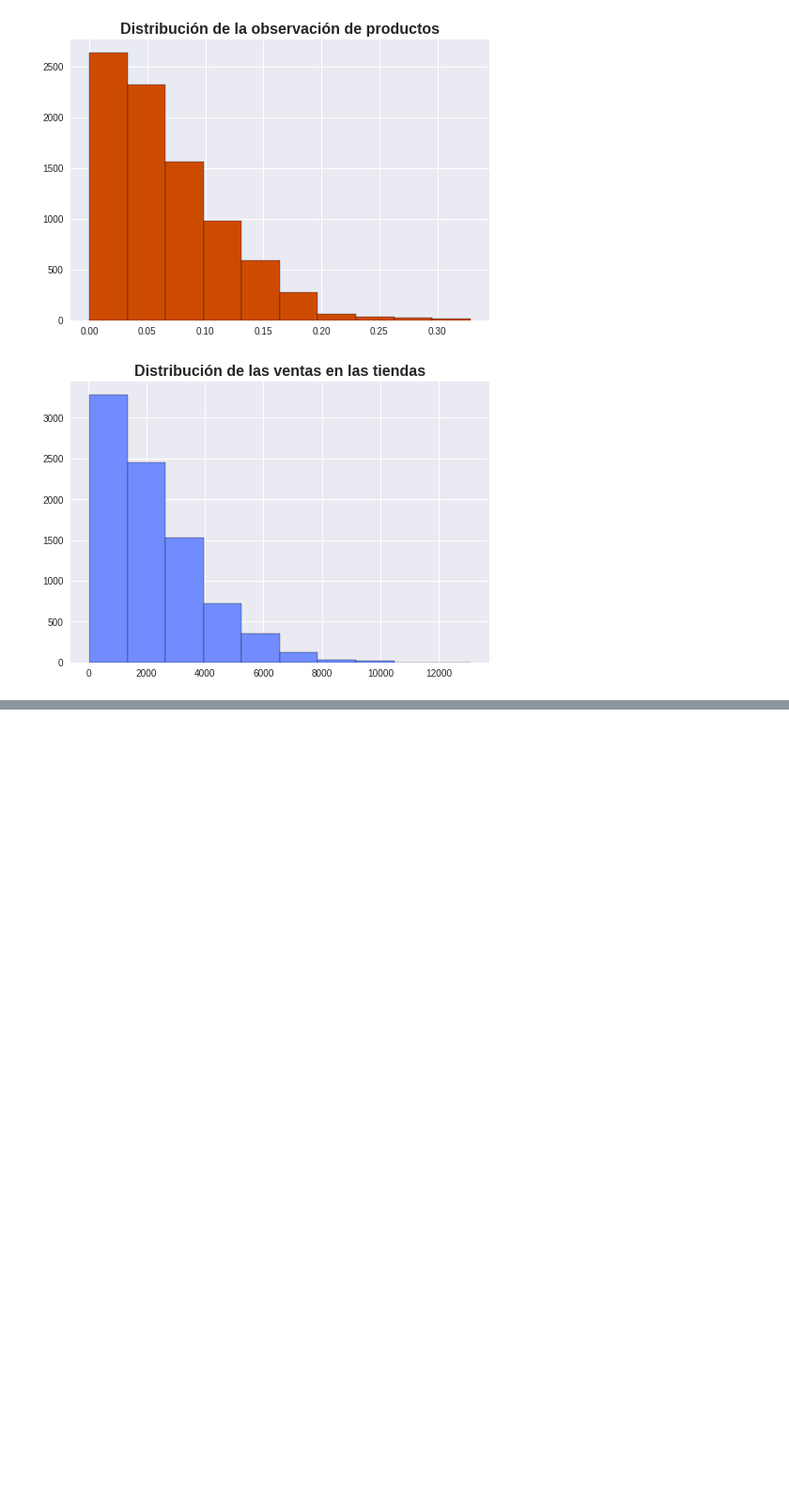
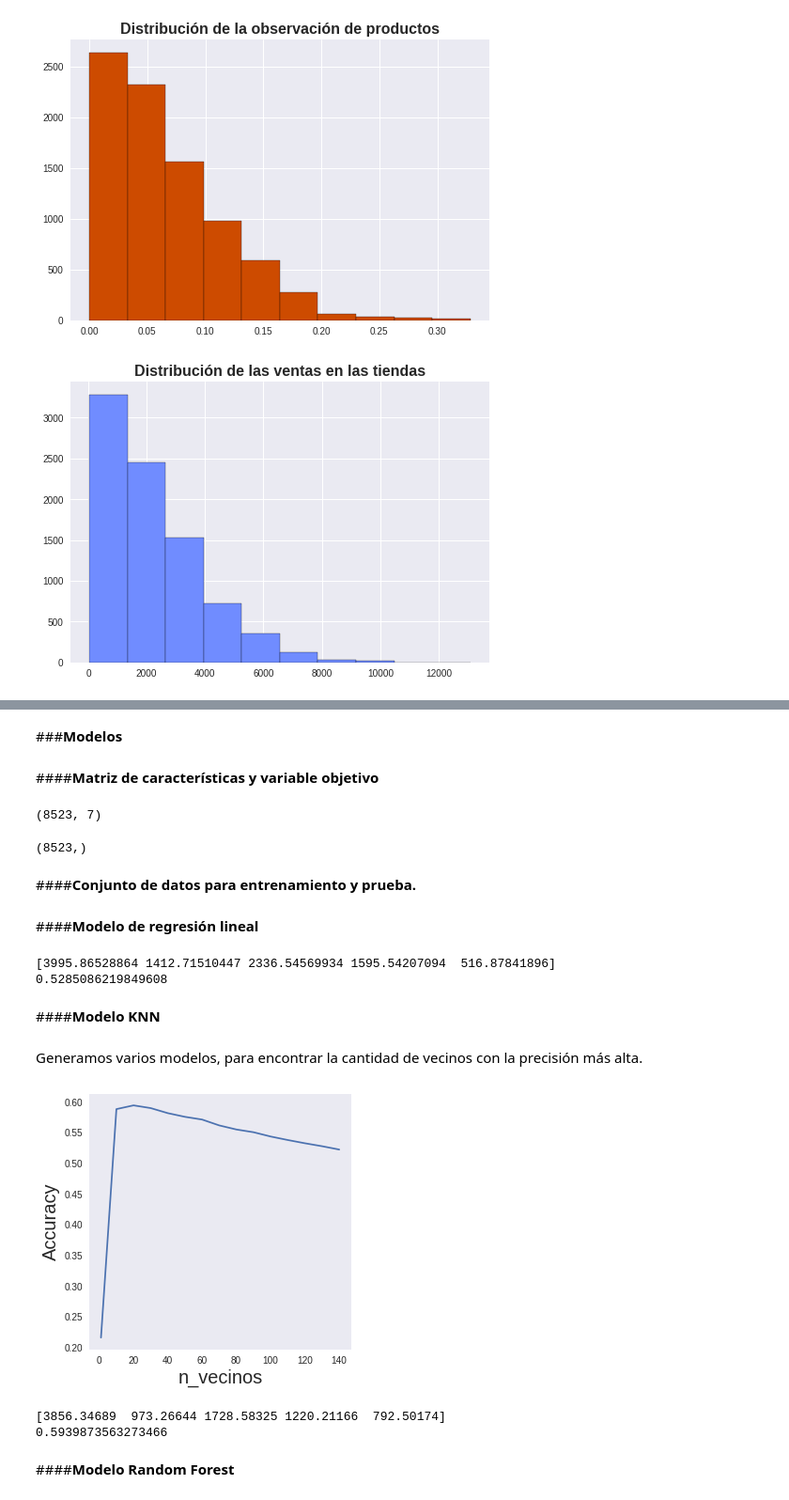
Before and after one commit to Raghnus/predicciones-ventas, a Jupyter notebook: PrediccionVentas.ipynb, the cells around one changed output, grey strips where cells are left out. Shown at 94% size. Cells and saved outputs as stored; diff of their text form; code cells hidden in the pictures; blank space fills up the shorter version.

```diff
--- a/PrediccionVentas.ipynb
+++ b/PrediccionVentas.ipynb
@@ -378,0 +392,62 @@ df_ventas_modelo.head()
+# %% [markdown]
+###**Modelos**
+# %% [markdown]
+####**Matriz de características y variable objetivo**
+# %%
+X = df_ventas_modelos[[ 'id_label', 'item_fat_content_label', 'Item_Visibility',
+       'item_type_label', 'Item_MRP',
+       'outlet_location_type_label', 'outlet_type_label']].values
+escala = StandardScaler()
+escala.fit(X)
+X = escala.transform(X)
+X.shape
+# %% [output]
+(8523, 7)
+# %%
+y = df_ventas_clon['Item_Outlet_Sales'].values
+y.shape
+# %% [output]
+(8523,)
+# %% [markdown]
+####**Conjunto de datos para entrenamiento y prueba.**
+# %%
+X_train, X_test, y_train, y_test = train_test_split(X,y,random_state=3)
+# %% [markdown]
+####**Modelo de regresión lineal**
+# %%
+lineal_ventas = LinearRegression(fit_intercept=True)
+lineal_ventas.fit(X_train,y_train)
+print(lineal_ventas.predict(X[0:5]))
+print(lineal_ventas.score(X_test,y_test))
+# %% [output]
+[3995.86528864 1412.71510447 2336.54569934 1595.54207094  516.87841896]
+0.5285086219849608
+# %% [markdown]
+####**Modelo KNN**
+# %% [markdown]
+Generamos varios modelos, para encontrar la cantidad de vecinos con la precisión más alta.
+# %%
+vecinos = [1]+ list(range(10,150,10))
+puntajes = []
+for vecino in vecinos:
+  neighbors_ventas = KNeighborsRegressor(n_neighbors=vecino,p=1)
+  neighbors_ventas.fit(X_train,y_train)
+  puntajes.append(neighbors_ventas.score(X_test,y_test))
+# %%
+fig, axes = plt.subplots(nrows =1, figsize = (5,5));
+axes.plot(vecinos, puntajes);
+axes.set_xlabel('n_vecinos', fontsize =20);
+axes.set_ylabel('Accuracy', fontsize = 20);
+axes.grid()
+# %% [output]
+[figure, added]
+# %%
+neighbors_ventas = KNeighborsRegressor(n_neighbors=20,p=1)
+neighbors_ventas.fit(X_train,y_train)
+print(neighbors_ventas.predict(X[0:5]))
+print(neighbors_ventas.score(X_test,y_test))
+# %% [output]
+[3856.34689  973.26644 1728.58325 1220.21166  792.50174]
+0.5939873563273466
+# %% [markdown]
+####**Modelo Random Forest**
```
Also changed, not shown: parts of 50 cells of this notebook.
